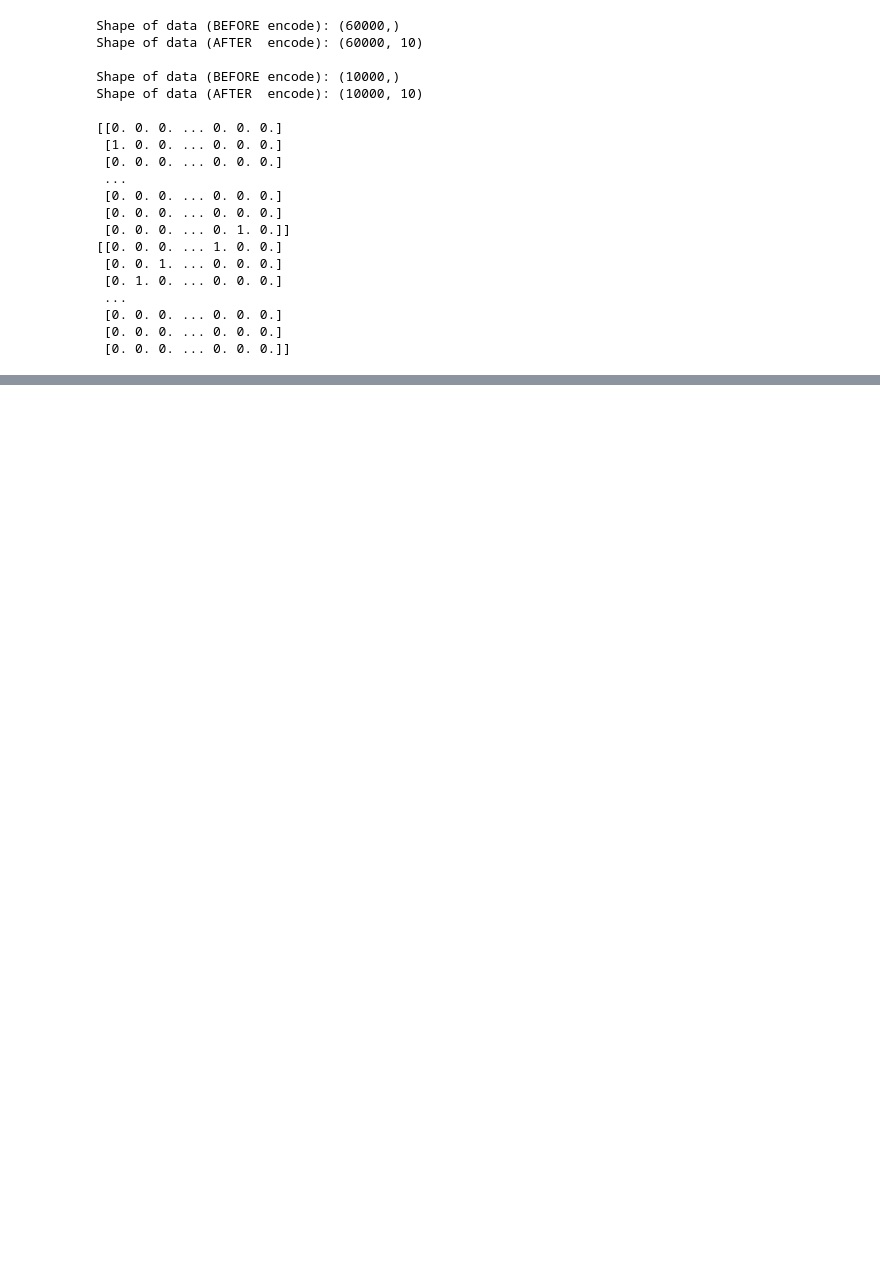
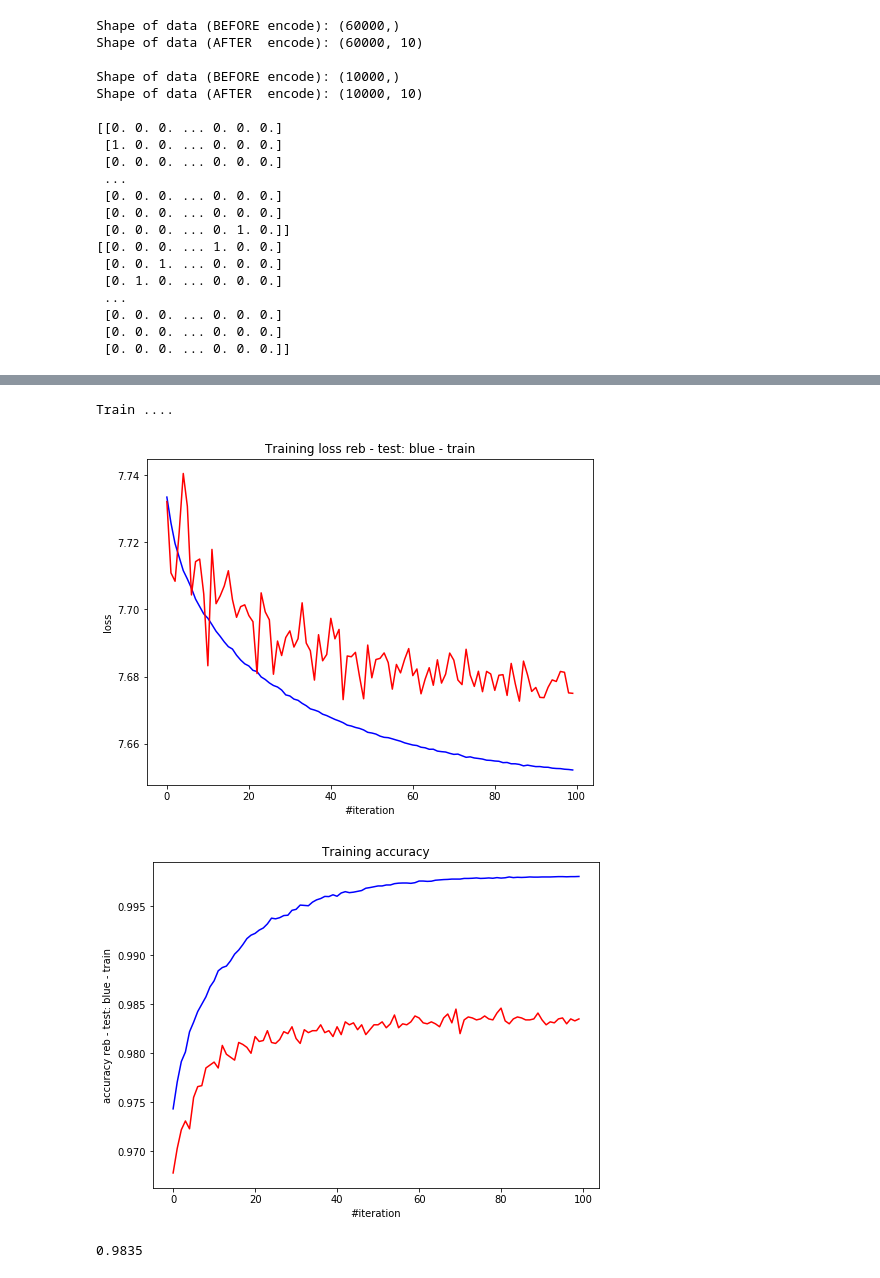
Before and after one commit to SKutukov/ML_experiments, a Jupyter notebook: MNIST.ipynb, the cells around one changed output, grey strips where cells are left out. Drawn from its saved outputs; the diff is of its cells as text; code cells hidden in the pictures; blank space fills up the shorter version.

```diff
--- a/MNIST.ipynb
+++ b/MNIST.ipynb
@@ -164,0 +274,22 @@ Train ....
+# %%
+
+net4 = Sequential()
+net4.add(Linear(28 * 28, 14 * 14))
+net4.add(LeakyReLU())
+net4.add(Dropout())
+net4.add(Linear(14 * 14, 7 * 7))
+net4.add(LeakyReLU())
+net4.add(Dropout())
+net4.add(Linear(7 * 7, 10))
+net4.add(LeakyReLU())
+
+criterion = CrossentropySoftMaxCriterion()
+print("Train ....")
+ac1 = train(net, X_train, y_train, X_test, y_test, 100)
+print(ac1)
+test_acs.append(ac1)
+# %% [output]
+Train ....
+[figure, added]
+[figure, added]
+0.9835
```
Also changed, not shown: parts of 13 cells of this notebook, 2 other files.
